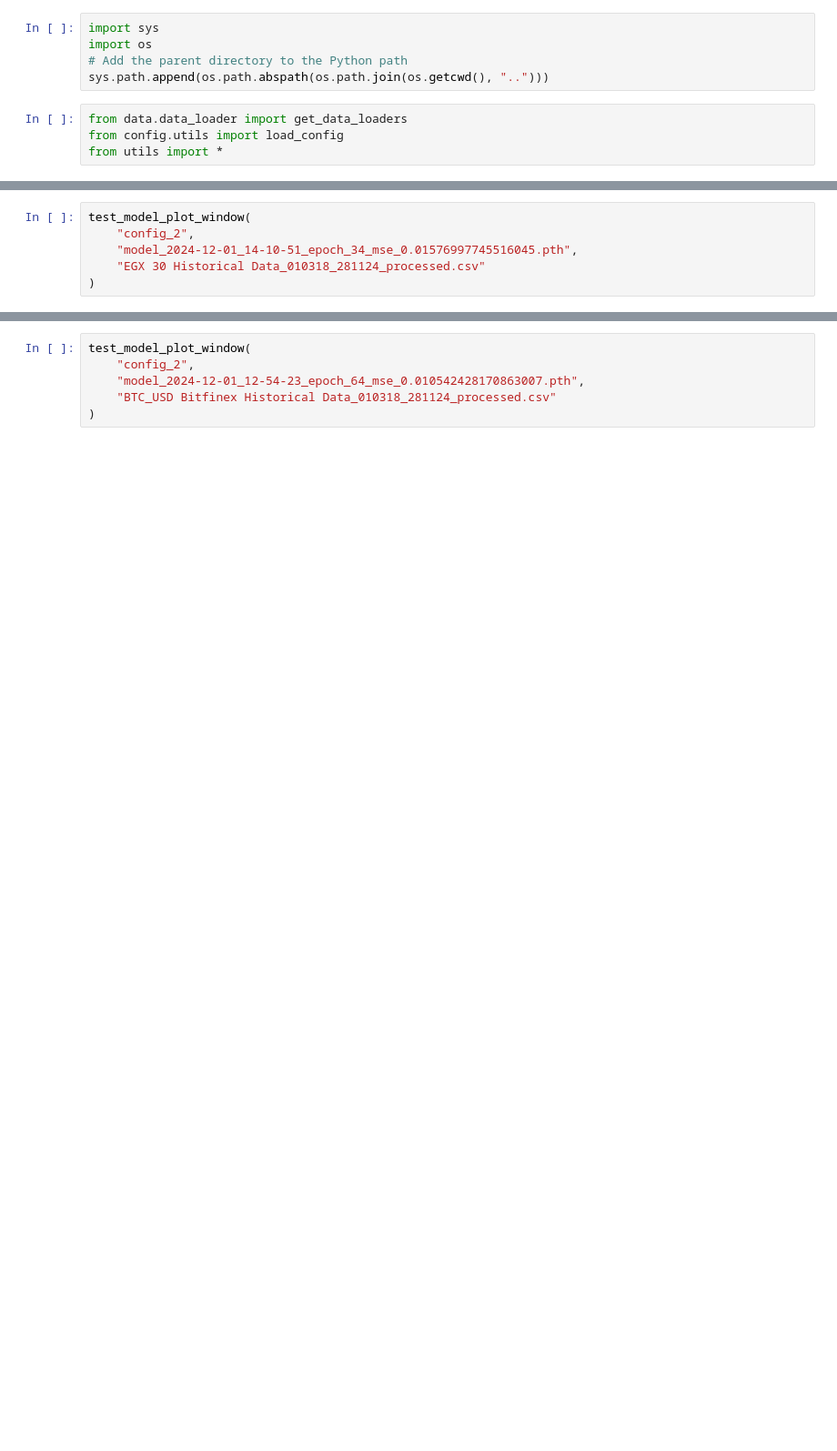
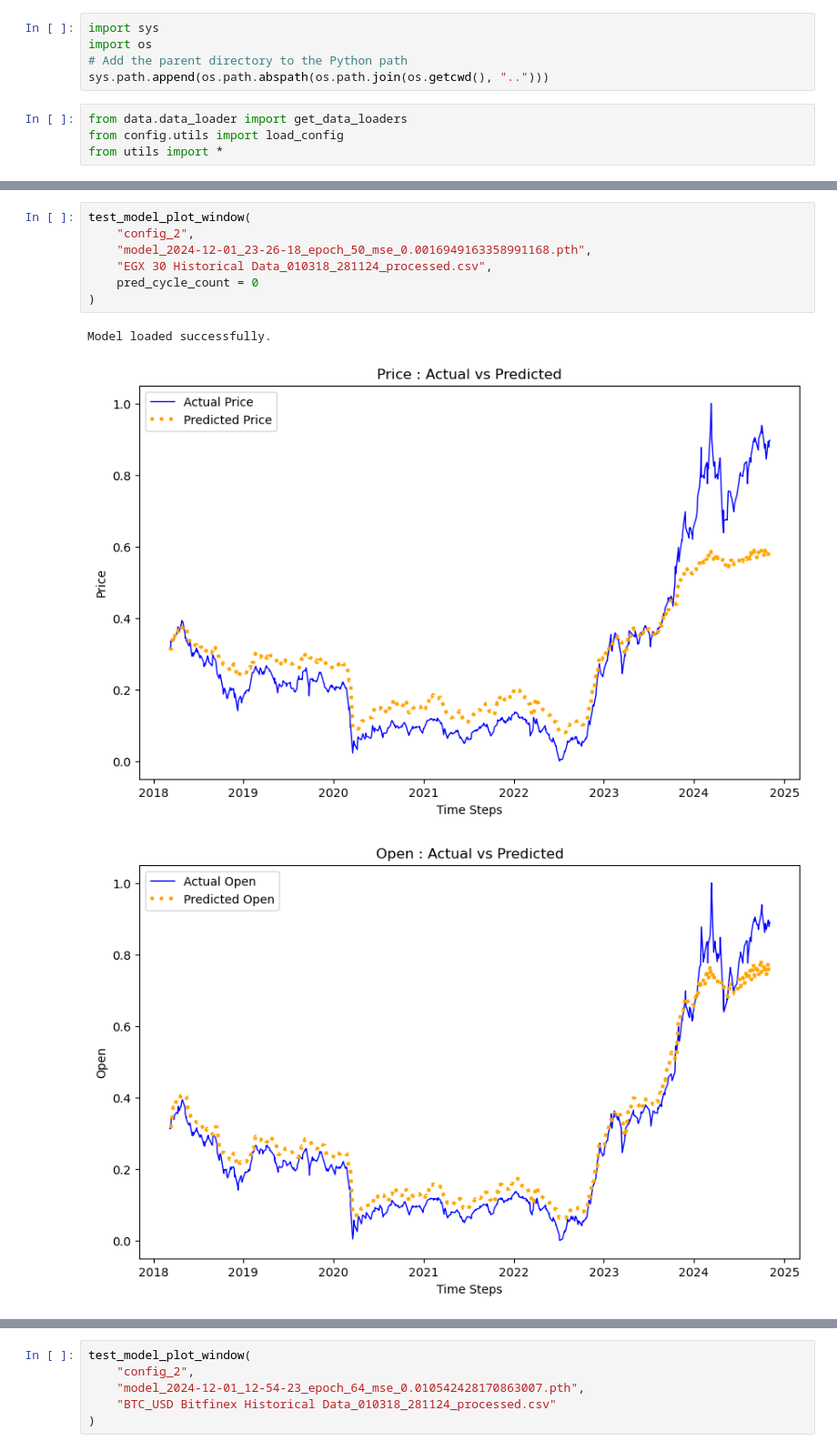
Before and after one commit to Ahmedh12/OHLC-Prices-Predictor, a Jupyter notebook: notebooks/model_verification.ipynb, the cells around one changed output, grey strips where cells are left out. Shown at 91% size. Drawn from its saved outputs; the diff is of its cells as text; blank space fills up the shorter version.

```diff
--- a/notebooks/model_verification.ipynb
+++ b/notebooks/model_verification.ipynb
@@ -20,6 +23,11 @@ ValueError: need at least one array to concatenate
 # %%
 test_model_plot_window(
     "config_2",
-    "model_2024-12-01_14-10-51_epoch_34_mse_0.01576997745516045.pth",
-    "EGX 30 Historical Data_010318_281124_processed.csv"
+    "model_2024-12-01_23-26-18_epoch_50_mse_0.0016949163358991168.pth",
+    "EGX 30 Historical Data_010318_281124_processed.csv",
+    pred_cycle_count = 0
 )
+# %% [output]
+Model loaded successfully.
+[figure, added]
+[figure, added]
```
Also changed, not shown: parts of 3 cells of this notebook, 2 other files.
